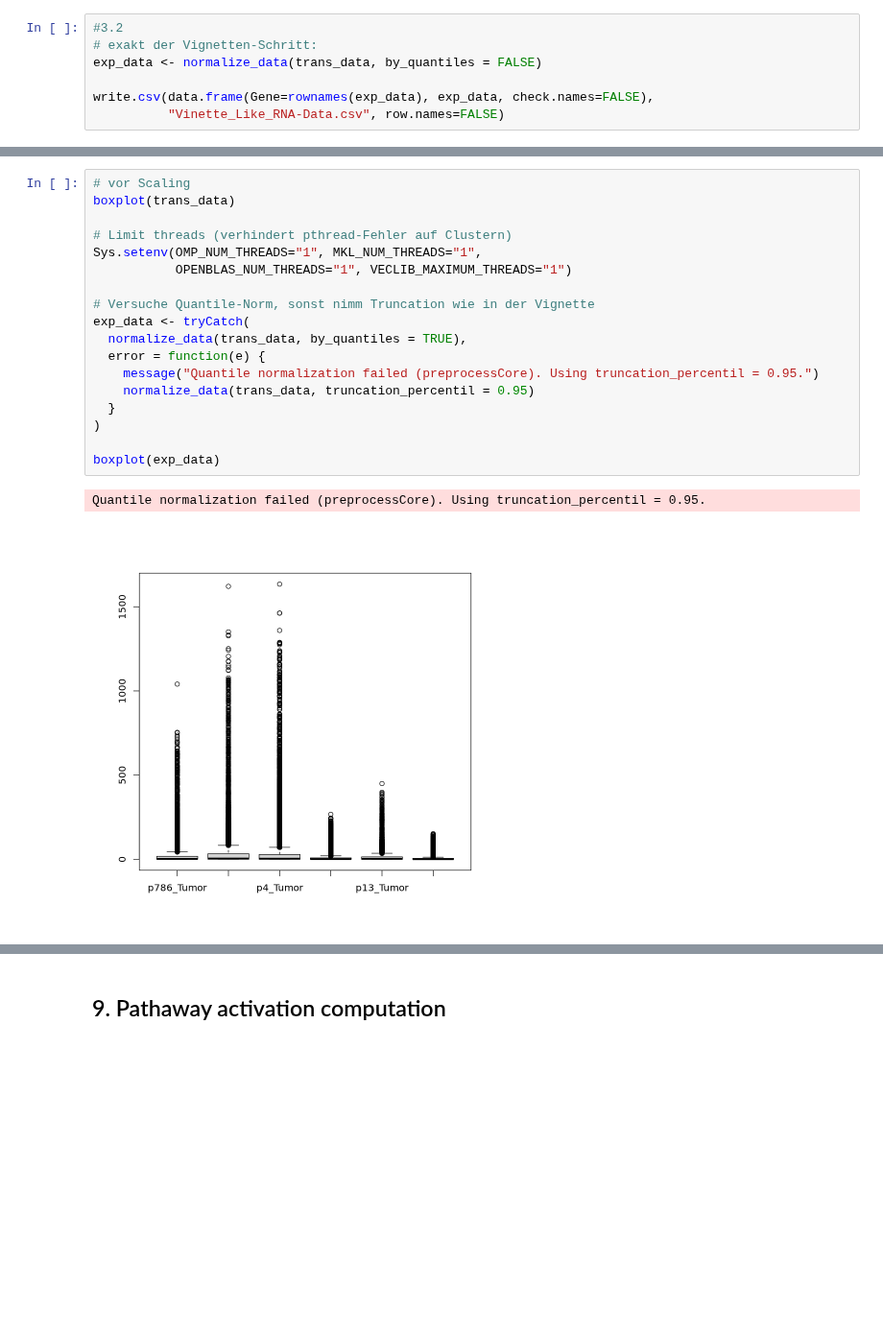
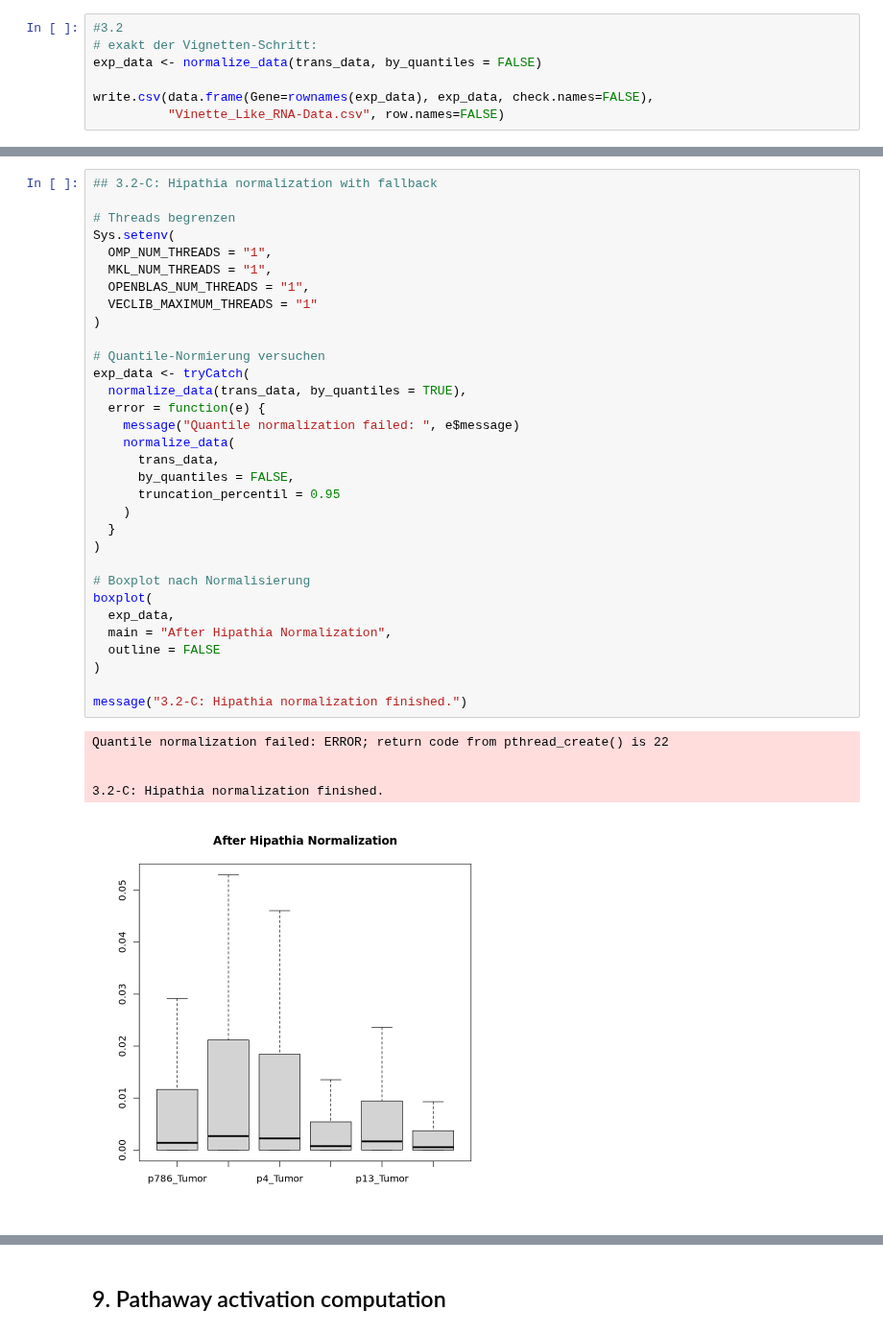
Before and after one commit to BennetDub/mein-r-projekt, a Jupyter notebook: Hipathia script.ipynb, the cells around one changed output, grey strips where cells are left out. Shown at 96% size. Cells and saved outputs as stored; diff of their text form; blank space fills up the shorter version.

```diff
--- a/Hipathia script.ipynb
+++ b/Hipathia script.ipynb
@@ -656,21 +918,38 @@ write.csv(data.frame(Gene=rownames(exp_data), exp_data, check.names=FALSE),
 # %%
-# vor Scaling
-boxplot(trans_data)
+## 3.2-C: Hipathia normalization with fallback
 
-# Limit threads (verhindert pthread-Fehler auf Clustern)
-Sys.setenv(OMP_NUM_THREADS="1", MKL_NUM_THREADS="1",
-           OPENBLAS_NUM_THREADS="1", VECLIB_MAXIMUM_THREADS="1")
+# Threads begrenzen
+Sys.setenv(
+  OMP_NUM_THREADS = "1",
+  MKL_NUM_THREADS = "1",
+  OPENBLAS_NUM_THREADS = "1",
+  VECLIB_MAXIMUM_THREADS = "1"
+)
 
-# Versuche Quantile-Norm, sonst nimm Truncation wie in der Vignette
+# Quantile-Normierung versuchen
 exp_data <- tryCatch(
   normalize_data(trans_data, by_quantiles = TRUE),
   error = function(e) {
-    message("Quantile normalization failed (preprocessCore). Using truncation_percentil = 0.95.")
-    normalize_data(trans_data, truncation_percentil = 0.95)
+    message("Quantile normalization failed: ", e$message)
+    normalize_data(
+      trans_data,
+      by_quantiles = FALSE,
+      truncation_percentil = 0.95
+    )
   }
 )
 
-boxplot(exp_data)
+# Boxplot nach Normalisierung
+boxplot(
+  exp_data,
+  main = "After Hipathia Normalization",
+  outline = FALSE
+)
+
+message("3.2-C: Hipathia normalization finished.")
 # %% [output]
-Quantile normalization failed (preprocessCore). Using truncation_percentil = 0.95.
+Quantile normalization failed: ERROR; return code from pthread_create() is 22
+
+
+3.2-C: Hipathia normalization finished.
-[figure, old version]
+[figure, new version]
```
Also changed, not shown: parts of 52 cells of this notebook.
